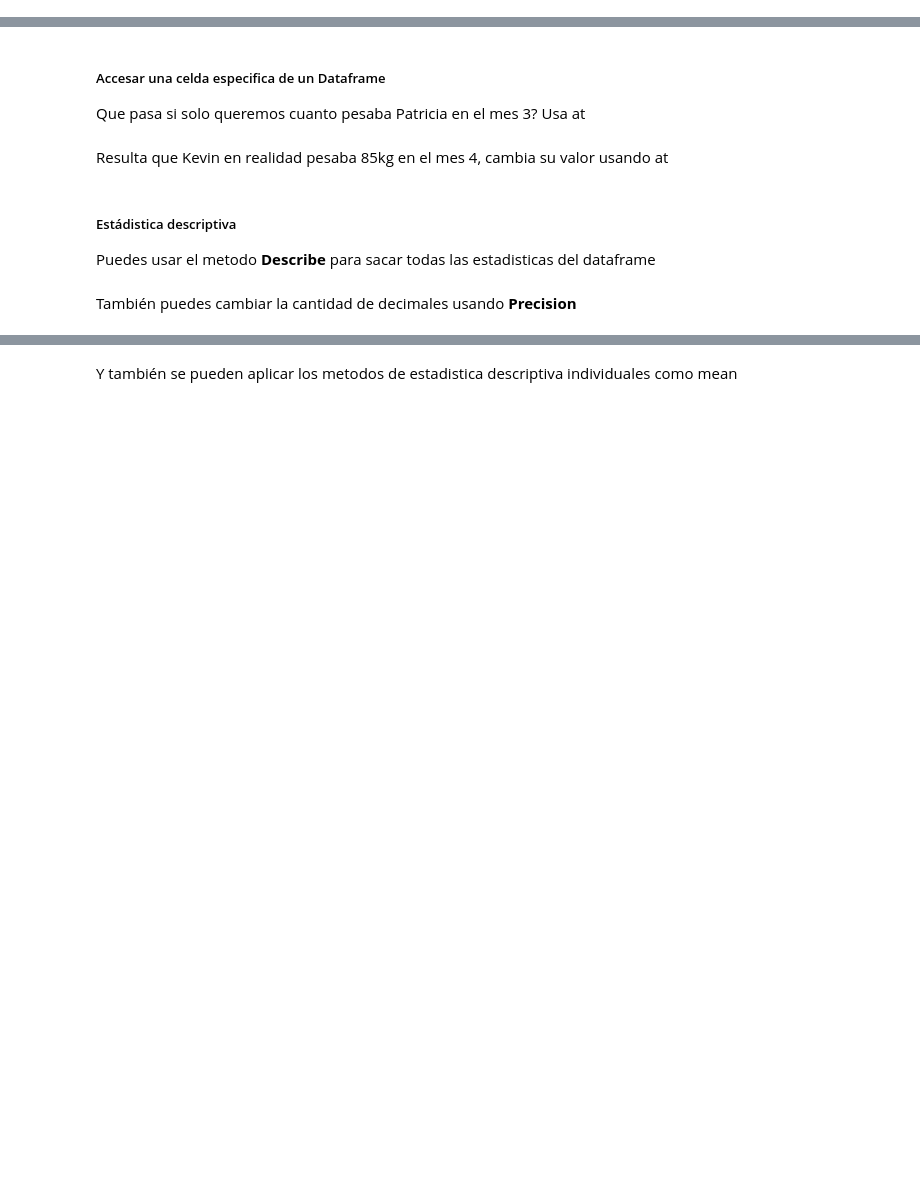
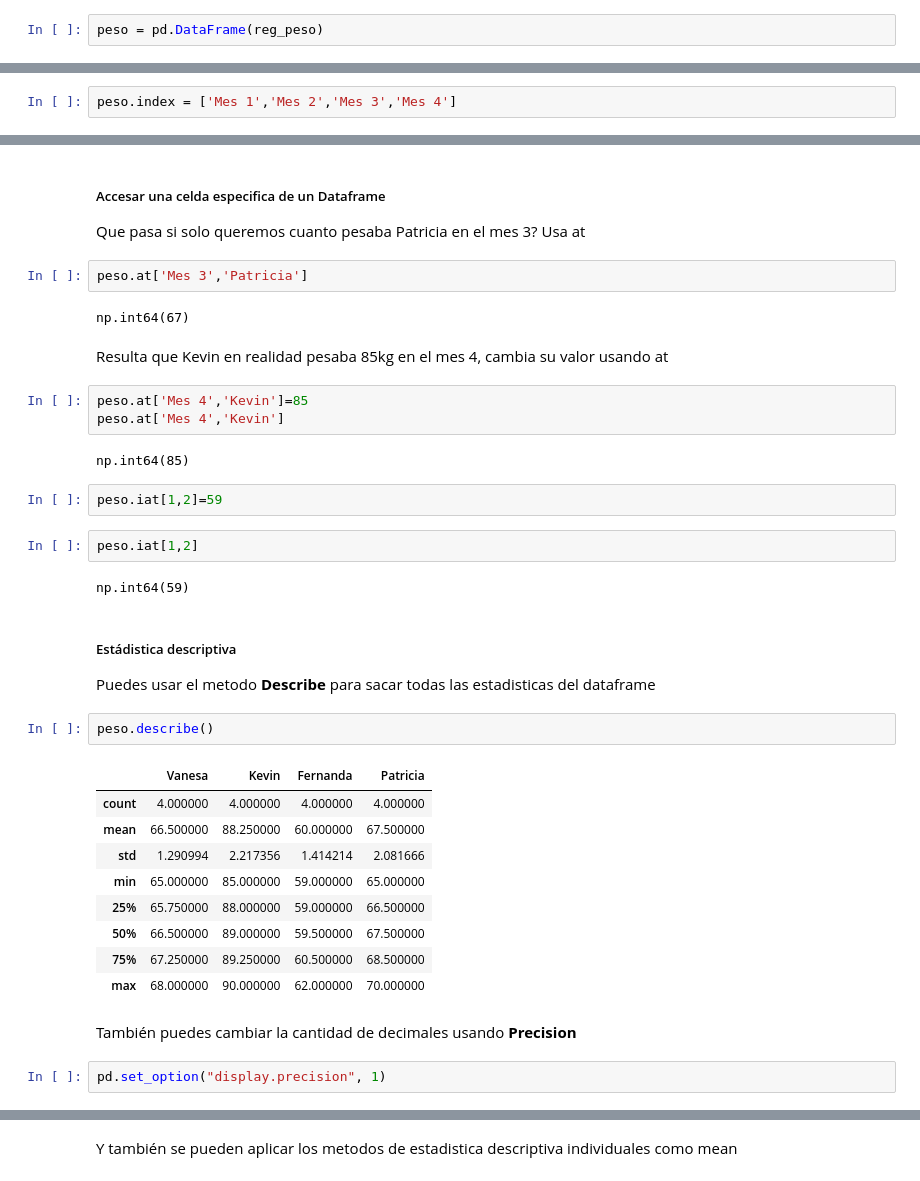
Before and after one commit to Rito-x45/6IV8_Rangel_Perez_Luis_fernando_AnalisisDeDatos, a Jupyter notebook: Cuadernos de Trabajo/7.-Arreglos con Numpy.ipynb, the cells around one changed output, grey strips where cells are left out. Saved outputs shown, nothing was run; the diff lists cells and outputs as text; blank space fills up the shorter version.

```diff
--- a/Cuadernos de Trabajo/7.-Arreglos con Numpy.ipynb
+++ b/Cuadernos de Trabajo/7.-Arreglos con Numpy.ipynb
@@ -342,0 +687,2 @@ Agarra este diccionario y conviertelo en un dataframe
+# %%
+peso = pd.DataFrame(reg_peso)
@@ -346,3 +700,5 @@ Agarra este diccionario y conviertelo en un dataframe
 Añade los siguientes indices personalizados
 
 peso.index = ['Mes 1','Mes 2','Mes 3','Mes 4']
+# %%
+peso.index = ['Mes 1','Mes 2','Mes 3','Mes 4']
@@ -374,11 +806,40 @@ Y ahora los pesos mayores a 65kg y menores a 80kg
 ##### Accesar una celda especifica de un Dataframe
 
 Que pasa si solo queremos cuanto pesaba Patricia en el mes 3? Usa at
+# %%
+peso.at['Mes 3','Patricia']
+# %% [output]
+np.int64(67)
 # %% [markdown]
 Resulta que Kevin en realidad pesaba 85kg en el mes 4, cambia su valor usando at
+# %%
+peso.at['Mes 4','Kevin']=85
+peso.at['Mes 4','Kevin']
+# %% [output]
+np.int64(85)
+# %%
+peso.iat[1,2]=59
+# %%
+peso.iat[1,2]
+# %% [output]
+np.int64(59)
 # %% [markdown]
 ##### Estádistica descriptiva
 
 Puedes usar el metodo **Describe** para sacar todas las estadisticas del dataframe
+# %%
+peso.describe()
+# %% [output]
+|  | Vanesa | Kevin | Fernanda | Patricia |
+| count | 4.000000 | 4.000000 | 4.000000 | 4.000000 |
+| mean | 66.500000 | 88.250000 | 60.000000 | 67.500000 |
+| std | 1.290994 | 2.217356 | 1.414214 | 2.081666 |
+| min | 65.000000 | 85.000000 | 59.000000 | 65.000000 |
+| 25% | 65.750000 | 88.000000 | 59.000000 | 66.500000 |
+| 50% | 66.500000 | 89.000000 | 59.500000 | 67.500000 |
+| 75% | 67.250000 | 89.250000 | 60.500000 | 68.500000 |
+| max | 68.000000 | 90.000000 | 62.000000 | 70.000000 |
 # %% [markdown]
 También puedes cambiar la cantidad de decimales usando **Precision**
+# %%
+pd.set_option("display.precision", 1)
```
Also changed, not shown: parts of 100 cells of this notebook.
